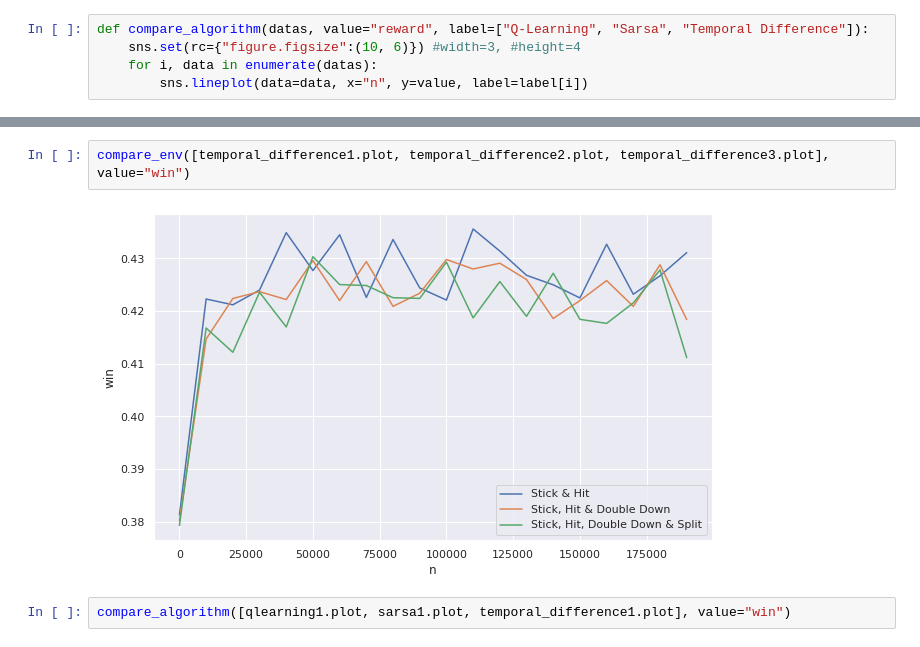
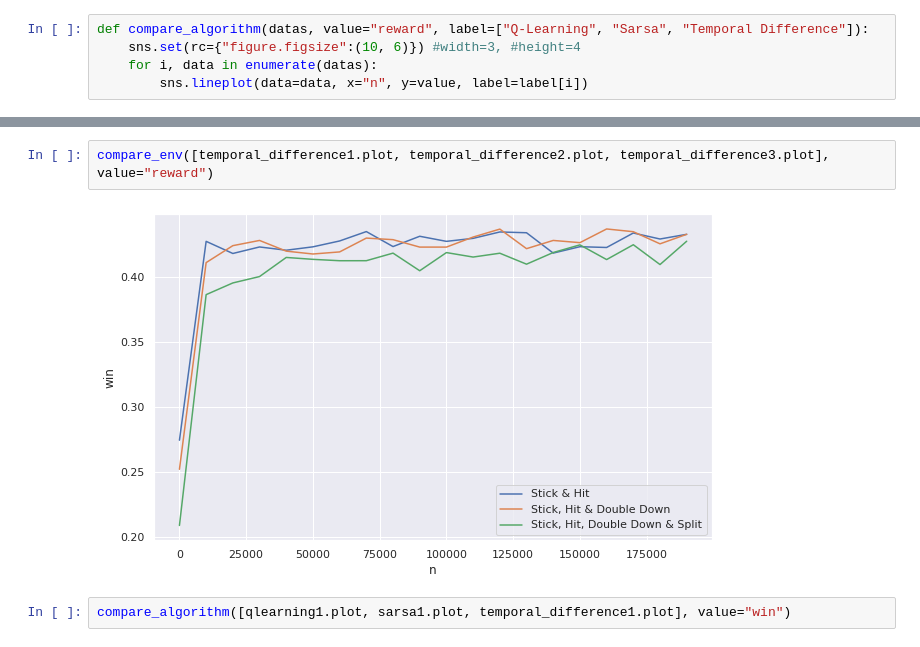
Before and after one commit to gostreap/blackjack, a Jupyter notebook: src/plot.ipynb, the cells around one changed output, grey strips where cells are left out. Drawn from its saved outputs; the diff is of its cells as text.

```diff
--- a/src/plot.ipynb
+++ b/src/plot.ipynb
@@ -116,7 +116,7 @@ compare_env([sarsa1.plot, sarsa2.plot, sarsa3.plot], value="win")
 # %%
-compare_env([temporal_difference1.plot, temporal_difference2.plot, temporal_difference3.plot], value="win")
+compare_env([temporal_difference1.plot, temporal_difference2.plot, temporal_difference3.plot], value="reward")
 # %% [output]
-[figure, old version]
+[figure, new version]
 # %%
 compare_algorithm([qlearning1.plot, sarsa1.plot, temporal_difference1.plot], value="win")
 # %% [output]
```
Also changed, not shown: parts of 5 cells of this notebook, 2 other files.
